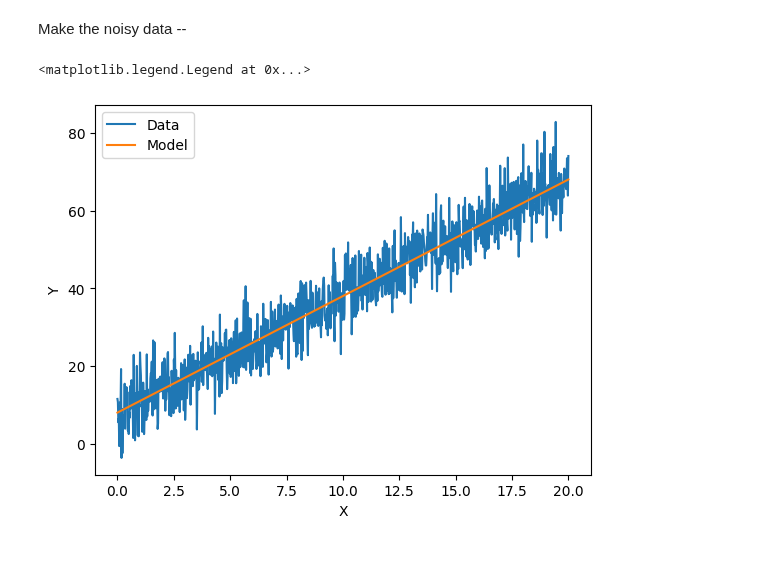
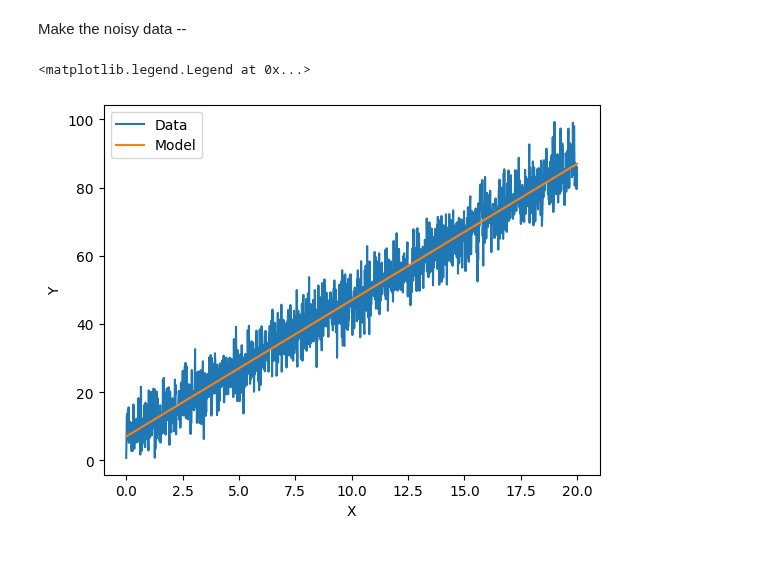
Before and after one commit to RitwikDas007/My-Collections, a Jupyter notebook: Bayesian Inference.ipynb, the cells around one changed output. Drawn from its saved outputs; the diff is of its cells as text; code cells hidden in the pictures.

```diff
--- a/Bayesian Inference.ipynb
+++ b/Bayesian Inference.ipynb
@@ -467,23 +467,23 @@ def model(m, c, x):
 # %% [markdown]
 Make the noisy data --
 # %%
-m_true = 3
-c_true = 8
+m_true = 4
+c_true = 7
 sigma = 0.5
 
-x = np.linspace(0,20,1000)
+x = np.linspace(0,20,1500)
 
 y_signal = model(m = m_true, c = c_true, x = x)
 y_obs = y_signal + 10*np.random.normal(0, sigma, len(x))
 
 plt.plot(x, y_obs, label='Data')
 plt.plot(x, y_signal, label='Model')
 plt.xlabel('X')
 plt.ylabel('Y')
 plt.legend()
 # %% [output]
 <matplotlib.legend.Legend at 0x...>
-[figure, old version]
+[figure, new version]
 # %% [markdown]
 ###
 # %% [markdown]
```
Also changed, not shown: parts of 20 cells of this notebook.
